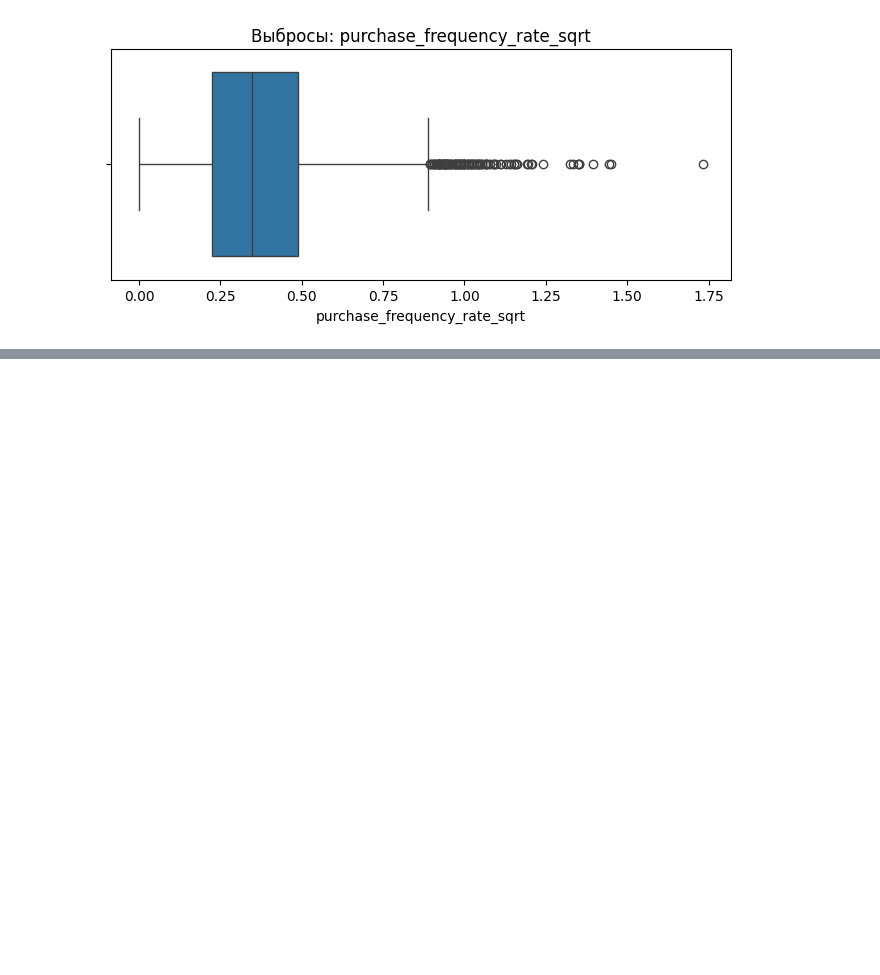
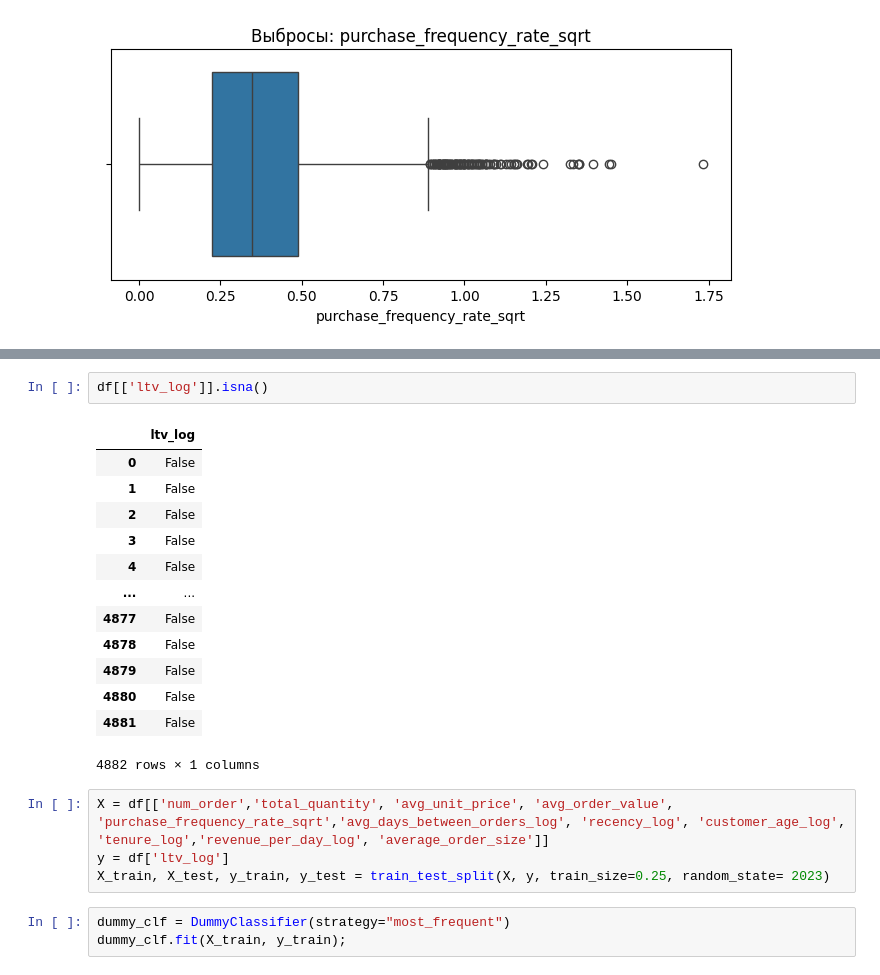
Before and after one commit to arlinrus/vkr, a Jupyter notebook: diplom.ipynb, the cells around one changed output, grey strips where cells are left out. Saved outputs shown, nothing was run; the diff lists cells and outputs as text; blank space fills up the shorter version.

```diff
--- a/diplom.ipynb
+++ b/diplom.ipynb
@@ -595,0 +612,23 @@ for col in num_cols:
+# %%
+df[['ltv_log']].isna()
+# %% [output]
+|  | ltv_log |
+| 0 | False |
+| 1 | False |
+| 2 | False |
+| 3 | False |
+| 4 | False |
+| ... | ... |
+| 4877 | False |
+| 4878 | False |
+| 4879 | False |
+| 4880 | False |
+| 4881 | False |
+4882 rows × 1 columns
+# %%
+X = df[['num_order','total_quantity', 'avg_unit_price', 'avg_order_value', 'purchase_frequency_rate_sqrt','avg_days_between_orders_log', 'recency_log', 'customer_age_log', 'tenure_log','revenue_per_day_log', 'average_order_size']]
+y = df['ltv_log']
+X_train, X_test, y_train, y_test = train_test_split(X, y, train_size=0.25, random_state= 2023)
+# %%
+dummy_clf = DummyClassifier(strategy="most_frequent")
+dummy_clf.fit(X_train, y_train);
```
Also changed, not shown: parts of 3 cells of this notebook.
